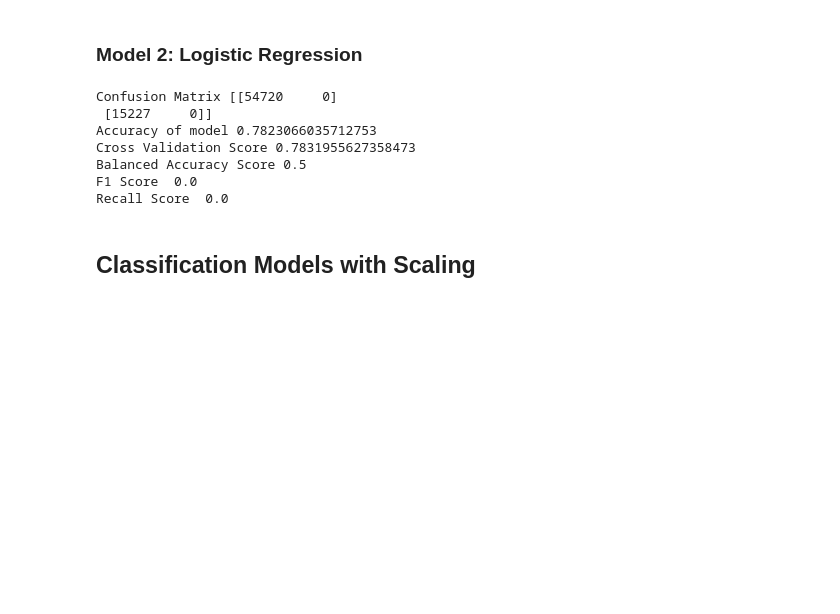
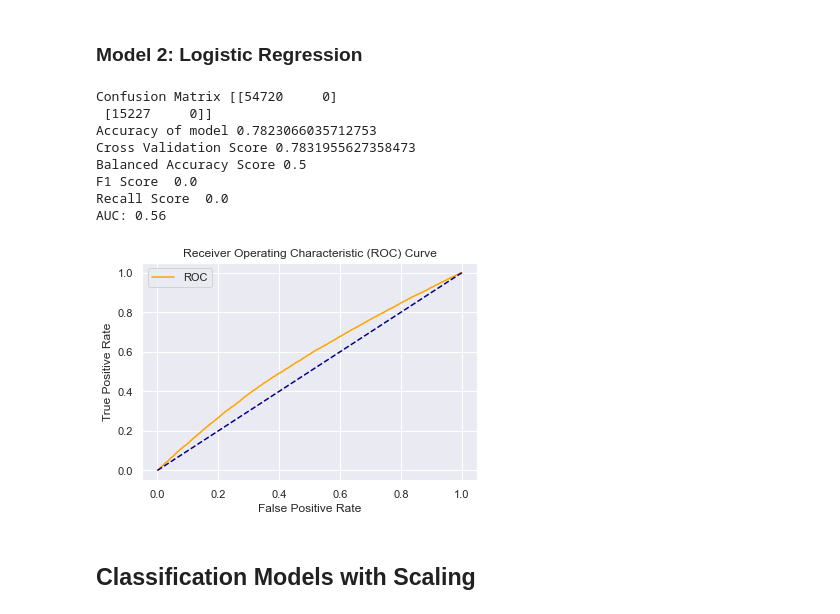
Before and after one commit to vklohiya/random-notebooks, a Jupyter notebook: IDS/EMI-Prediction.ipynb, the cells around one changed output. Drawn from its saved outputs; the diff is of its cells as text; code cells hidden in the pictures; blank space fills up the shorter version.

```diff
--- a/IDS/EMI-Prediction.ipynb
+++ b/IDS/EMI-Prediction.ipynb
@@ -804,15 +834,17 @@ Accuracy score is good, however the model is not predicting the Defaults well. A
 ### Model 2: Logistic Regression
 # %%
 features_to_be_removed = ["delinquent_accts_in_last_six_months_new", "e_type_salaried", "e_type_self", "total_active_loan_accounts_new", "e_type_miss","No_History", "Very_Low", "Not_Scored", "Very_High","asset_cost_bins_2","asset_cost_bins_0","asset_cost_bins_1", "asset_cost_bins_3", "credit_history_len_bins_0", "credit_history_len_bins_1", "credit_history_len_bins_2", "perform_cnc_score_bins_0", "perform_cnc_score_bins_1","perform_cnc_score_bins_2", "perform_cnc_score_bins_3", "perform_cnc_score_bins_4", "age_bins_0", "age_bins_1", "age_bins_2","asset_value_bins_0","asset_value_bins_1", "asset_value_bins_2" ]
-predict_accuracy_by_feature_elimination(bin_train, features_to_be_removed, model="Logisitic Regression", show_visual=False)
+predict_accuracy_by_feature_elimination(bin_train, features_to_be_removed, model="Logisitic Regression", show_visual=False, roc=True)
 # %% [output]
 Confusion Matrix [[54720     0]
  [15227     0]]
 Accuracy of model 0.7823066035712753
 Cross Validation Score 0.7831955627358473
 Balanced Accuracy Score 0.5
 F1 Score  0.0
 Recall Score  0.0
+AUC: 0.56
+[figure, added]
 # %% [markdown]
 ## Classification Models with Scaling
 # %% [markdown]
```
Also changed, not shown: parts of 16 cells of this notebook.
